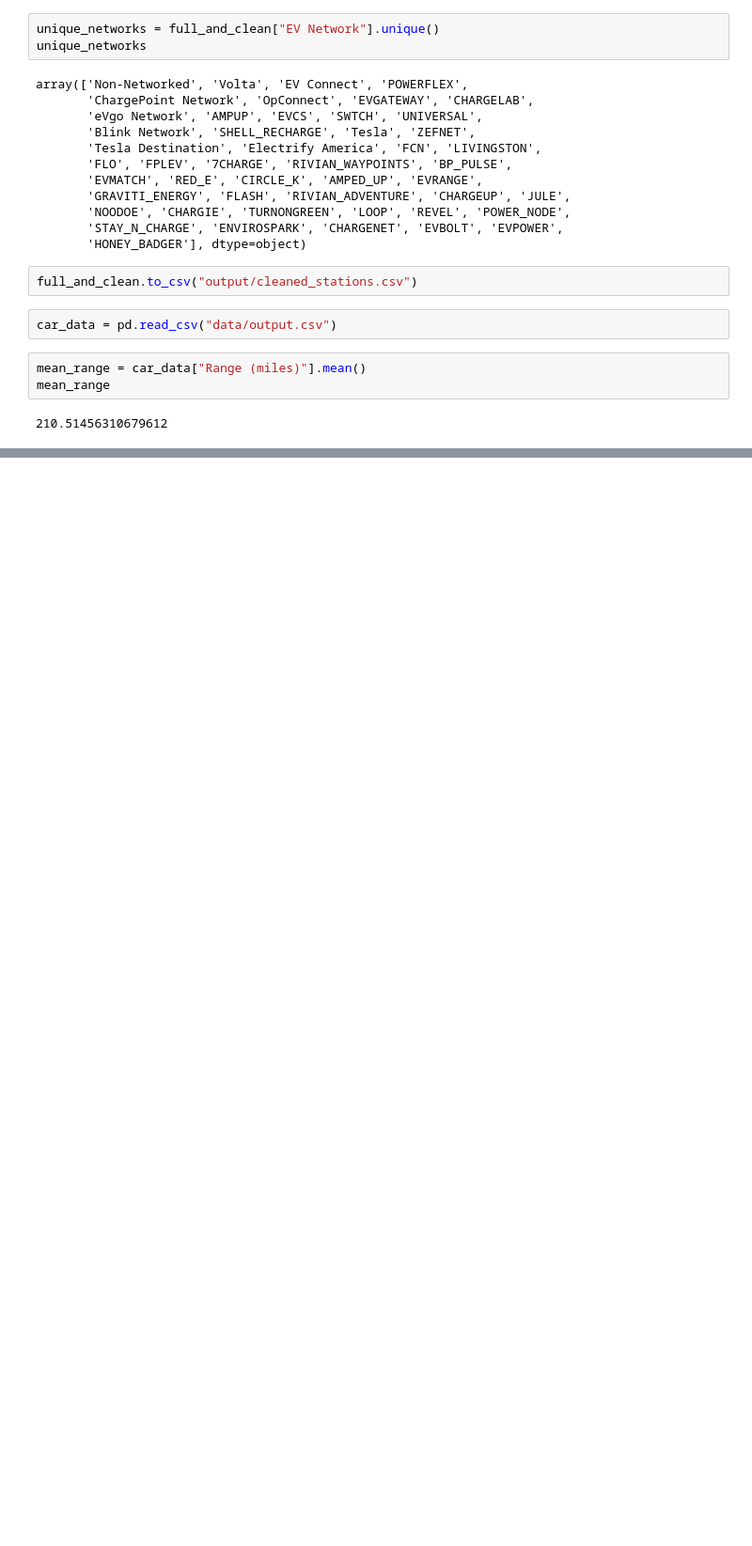
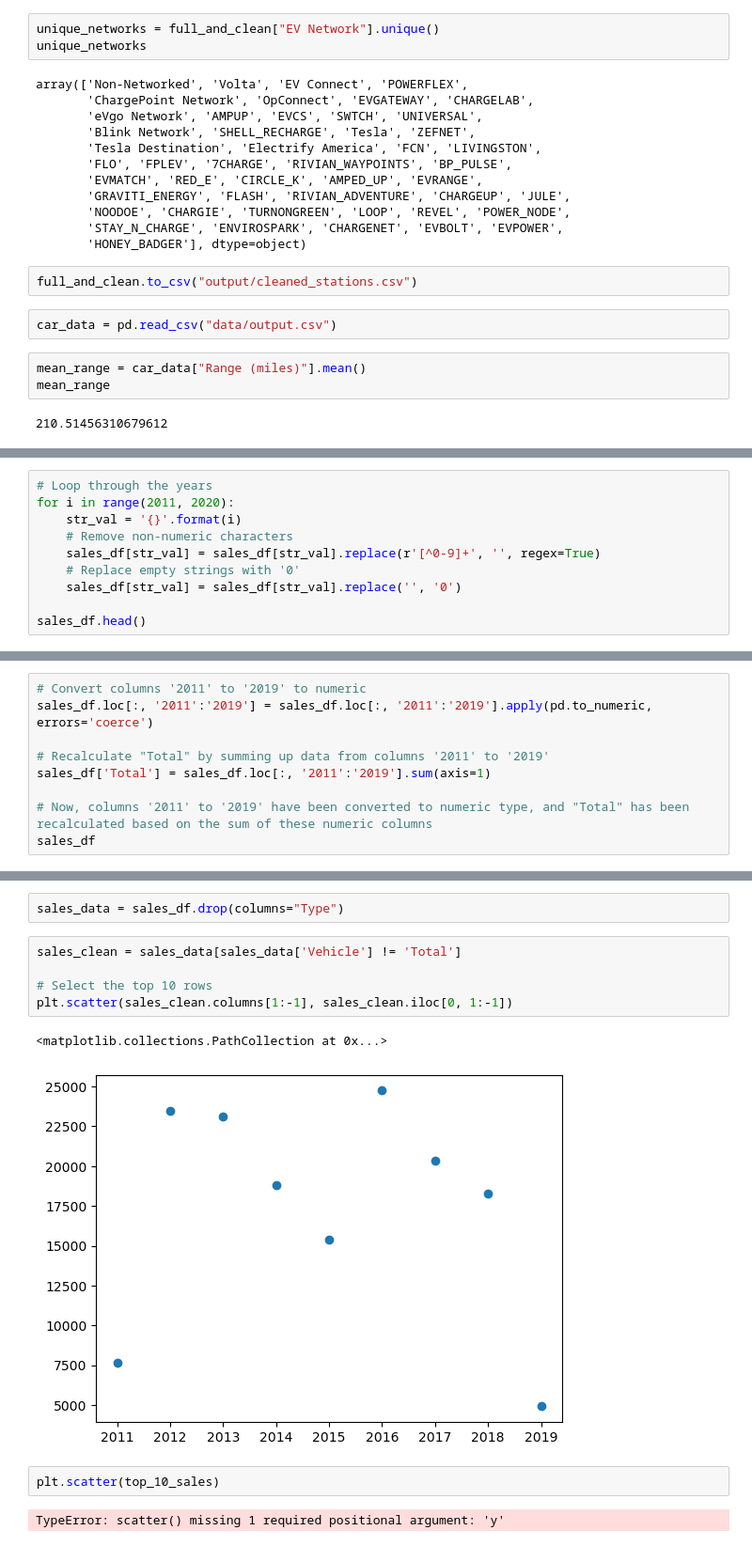
Before and after one commit to andymatsuura/ev-across-america, a Jupyter notebook: AM_notebook.ipynb, the cells around one changed output, grey strips where cells are left out. Shown at 94% size. Saved outputs shown, nothing was run; the diff lists cells and outputs as text; blank space fills up the shorter version.

```diff
--- a/AM_notebook.ipynb
+++ b/AM_notebook.ipynb
@@ -63,0 +104,10 @@ mean_range
+# %%
+# Loop through the years
+for i in range(2011, 2020):
+    str_val = '{}'.format(i)
+    # Remove non-numeric characters
+    sales_df[str_val] = sales_df[str_val].replace(r'[^0-9]+', '', regex=True)
+    # Replace empty strings with '0'
+    sales_df[str_val] = sales_df[str_val].replace('', '0')
+
+sales_df.head()
@@ -63,0 +121,9 @@ mean_range
+# %%
+# Convert columns '2011' to '2019' to numeric
+sales_df.loc[:, '2011':'2019'] = sales_df.loc[:, '2011':'2019'].apply(pd.to_numeric, errors='coerce')
+
+# Recalculate "Total" by summing up data from columns '2011' to '2019'
+sales_df['Total'] = sales_df.loc[:, '2011':'2019'].sum(axis=1)
+
+# Now, columns '2011' to '2019' have been converted to numeric type, and "Total" has been recalculated based on the sum of these numeric columns
+sales_df
@@ -63,0 +148,14 @@ mean_range
+# %%
+sales_data = sales_df.drop(columns="Type")
+# %%
+sales_clean = sales_data[sales_data['Vehicle'] != 'Total']
+
+# Select the top 10 rows
+plt.scatter(sales_clean.columns[1:-1], sales_clean.iloc[0, 1:-1])
+# %% [output]
+<matplotlib.collections.PathCollection at 0x...>
+[figure, added]
+# %%
+plt.scatter(top_10_sales)
+# %% [output]
+TypeError: scatter() missing 1 required positional argument: 'y'
```
Also changed, not shown: parts of 8 cells of this notebook, 4 other files.
